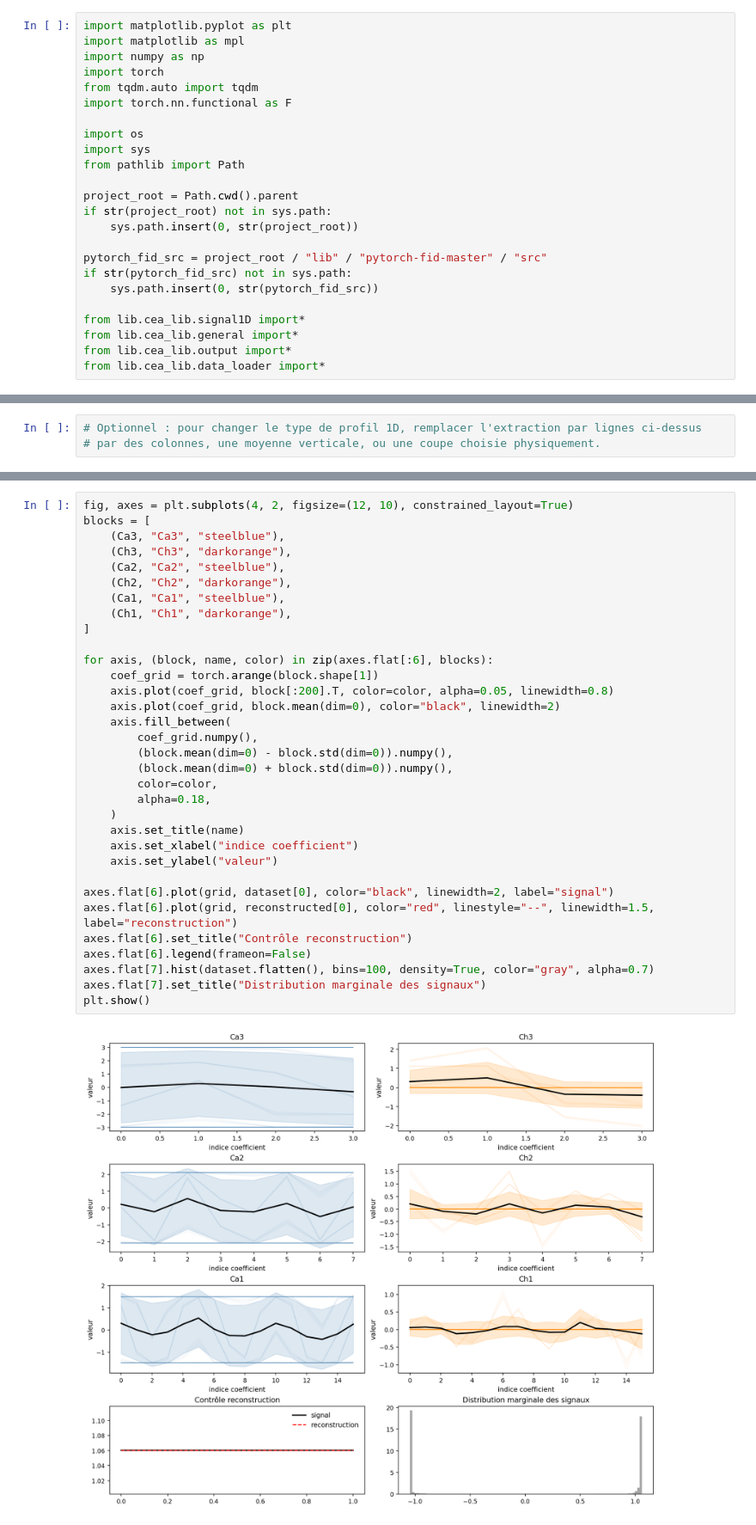
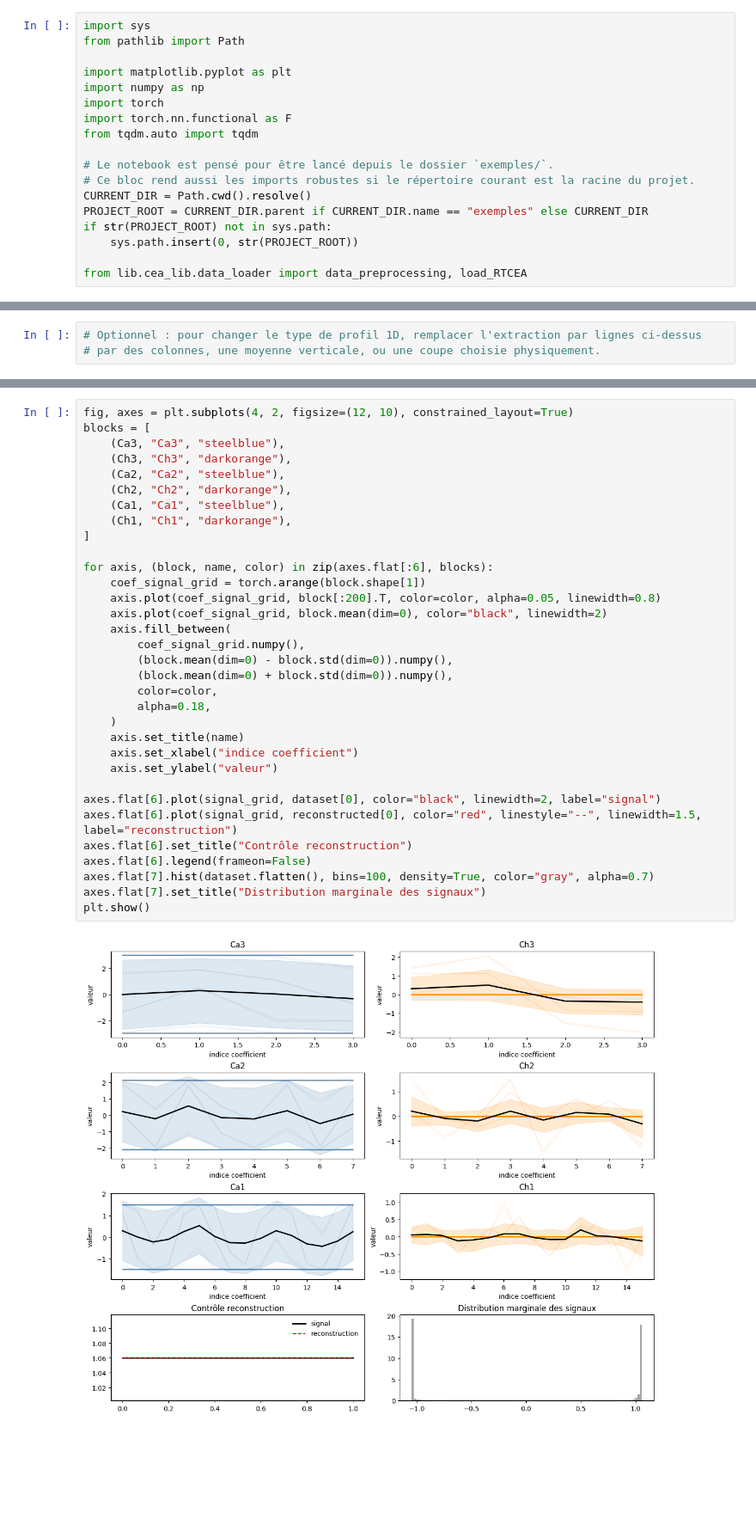
Before and after one commit to Samuel-Chapuis/Rayleigh-Taylor-Generative-Surrogate, a Jupyter notebook: exemples/1D-Mulit_Wave_Model.ipynb, the cells around one changed output, grey strips where cells are left out. Shown at 86% size. Drawn from its saved outputs; the diff is of its cells as text; blank space fills up the shorter version.

```diff
--- a/exemples/1D-Mulit_Wave_Model.ipynb
+++ b/exemples/1D-Mulit_Wave_Model.ipynb
@@ -1,25 +1,19 @@
 # %%
-import matplotlib.pyplot as plt
-import matplotlib as mpl
-import numpy as np
-import torch
-from tqdm.auto import tqdm
-import torch.nn.functional as F
-
-import os
 import sys
 from pathlib import Path
 
-project_root = Path.cwd().parent
-if str(project_root) not in sys.path:
-    sys.path.insert(0, str(project_root))
+import matplotlib.pyplot as plt
+import numpy as np
+import torch
+import torch.nn.functional as F
+from tqdm.auto import tqdm
 
-pytorch_fid_src = project_root / "lib" / "pytorch-fid-master" / "src"
-if str(pytorch_fid_src) not in sys.path:
-    sys.path.insert(0, str(pytorch_fid_src))
+# Le notebook est pensé pour être lancé depuis le dossier `exemples/`.
+# Ce bloc rend aussi les imports robustes si le répertoire courant est la racine du projet.
+CURRENT_DIR = Path.cwd().resolve()
+PROJECT_ROOT = CURRENT_DIR.parent if CURRENT_DIR.name == "exemples" else CURRENT_DIR
+if str(PROJECT_ROOT) not in sys.path:
+    sys.path.insert(0, str(PROJECT_ROOT))
 
-from lib.cea_lib.signal1D import*
-from lib.cea_lib.general import*
-from lib.cea_lib.output import*
-from lib.cea_lib.data_loader import*
+from lib.cea_lib.data_loader import data_preprocessing, load_RTCEA
 # %% [markdown]
@@ -245,38 +279,38 @@ RMSE reconstruction niveau 3 = 1.300635972256714e-07
 # %%
 fig, axes = plt.subplots(4, 2, figsize=(12, 10), constrained_layout=True)
 blocks = [
     (Ca3, "Ca3", "steelblue"),
     (Ch3, "Ch3", "darkorange"),
     (Ca2, "Ca2", "steelblue"),
     (Ch2, "Ch2", "darkorange"),
     (Ca1, "Ca1", "steelblue"),
     (Ch1, "Ch1", "darkorange"),
 ]
 
 for axis, (block, name, color) in zip(axes.flat[:6], blocks):
-    coef_grid = torch.arange(block.shape[1])
-    axis.plot(coef_grid, block[:200].T, color=color, alpha=0.05, linewidth=0.8)
-    axis.plot(coef_grid, block.mean(dim=0), color="black", linewidth=2)
+    coef_signal_grid = torch.arange(block.shape[1])
+    axis.plot(coef_signal_grid, block[:200].T, color=color, alpha=0.05, linewidth=0.8)
+    axis.plot(coef_signal_grid, block.mean(dim=0), color="black", linewidth=2)
     axis.fill_between(
-        coef_grid.numpy(),
+        coef_signal_grid.numpy(),
         (block.mean(dim=0) - block.std(dim=0)).numpy(),
         (block.mean(dim=0) + block.std(dim=0)).numpy(),
         color=color,
         alpha=0.18,
     )
     axis.set_title(name)
     axis.set_xlabel("indice coefficient")
     axis.set_ylabel("valeur")
 
-axes.flat[6].plot(grid, dataset[0], color="black", linewidth=2, label="signal")
-axes.flat[6].plot(grid, reconstructed[0], color="red", linestyle="--", linewidth=1.5, label="reconstruction")
+axes.flat[6].plot(signal_grid, dataset[0], color="black", linewidth=2, label="signal")
+axes.flat[6].plot(signal_grid, reconstructed[0], color="red", linestyle="--", linewidth=1.5, label="reconstruction")
 axes.flat[6].set_title("Contrôle reconstruction")
 axes.flat[6].legend(frameon=False)
 axes.flat[7].hist(dataset.flatten(), bins=100, density=True, color="gray", alpha=0.7)
 axes.flat[7].set_title("Distribution marginale des signaux")
 plt.show()
 # %% [output]
-[figure, old version]
+[figure, new version]
 # %% [markdown]
 ## Diffusion avant
 
```
Also changed, not shown: parts of 23 cells of this notebook, 11 other files.
